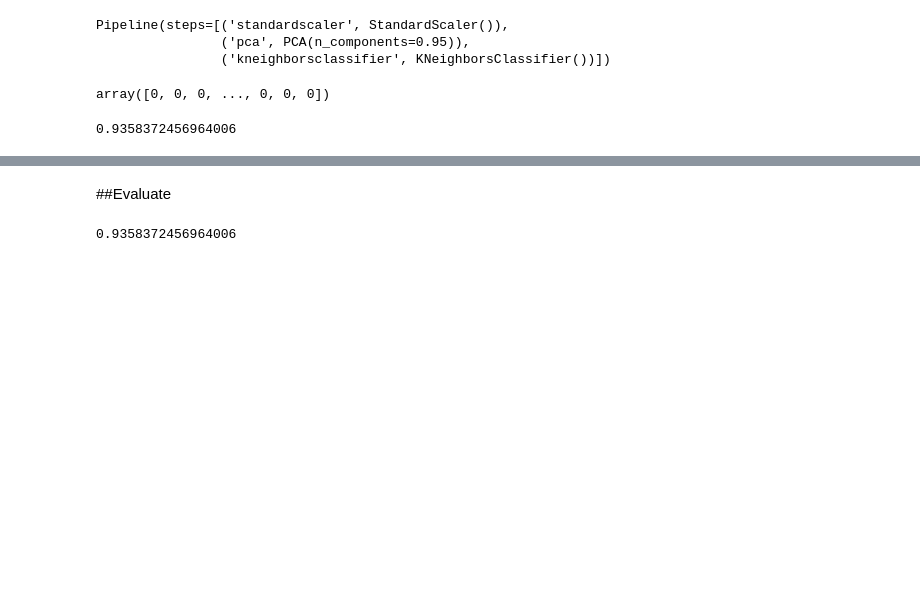
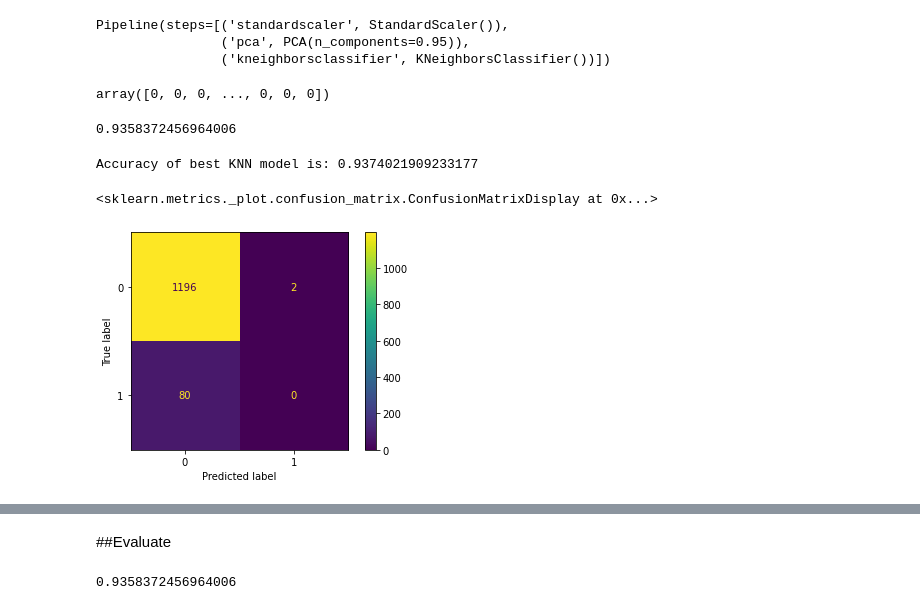
Before and after one commit to MichaelArthur224/Project-2, a Jupyter notebook: Stroke.ipynb, the cells around one changed output, grey strips where cells are left out. Drawn from its saved outputs; the diff is of its cells as text; code cells hidden in the pictures; blank space fills up the shorter version.

```diff
--- a/Stroke.ipynb
+++ b/Stroke.ipynb
@@ -189,0 +215,7 @@ X_test_processed = preprocessor.transform(X_test)
+# %%
+#create and visualize our parameter grid
+param_grid = {'max_depth': [1,2,3],
+              'min_samples_leaf': [3,15,20],
+              'min_samples_split': [2, 10, 100]}
+
+pd.DataFrame(param_grid).T
@@ -242,0 +344,12 @@ acc_score_pca
+# %%
+knn_pipe_gs = GridSearchCV(knn_pipe_pca, pipe_param_grid)
+knn_pipe_gs.fit(X_train_processed, y_train)
+best_pipe = knn_pipe_gs.best_estimator_
+print(f'Accuracy of best KNN model is: {best_pipe.score(X_test_processed, y_test)}')
+# %% [output]
+Accuracy of best KNN model is: 0.9374021909233177
+# %%
+ConfusionMatrixDisplay.from_predictions(y_test, preds_pca)
+# %% [output]
+<sklearn.metrics._plot.confusion_matrix.ConfusionMatrixDisplay at 0x...>
+[figure, added]
```
Also changed, not shown: parts of 17 cells of this notebook.
